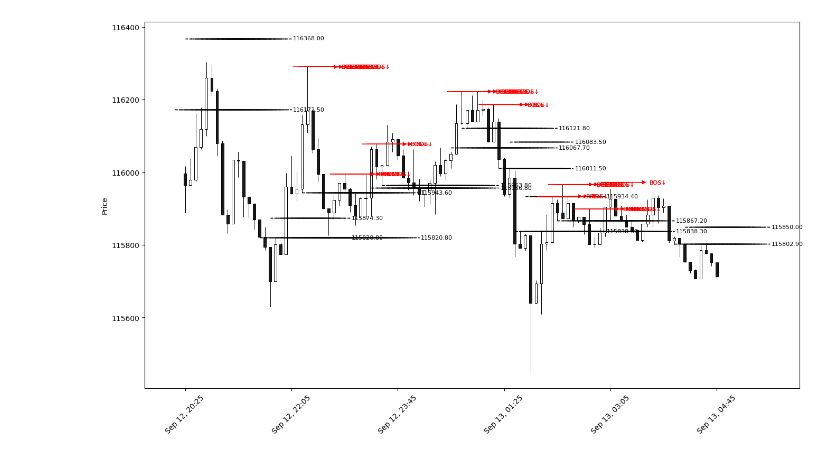
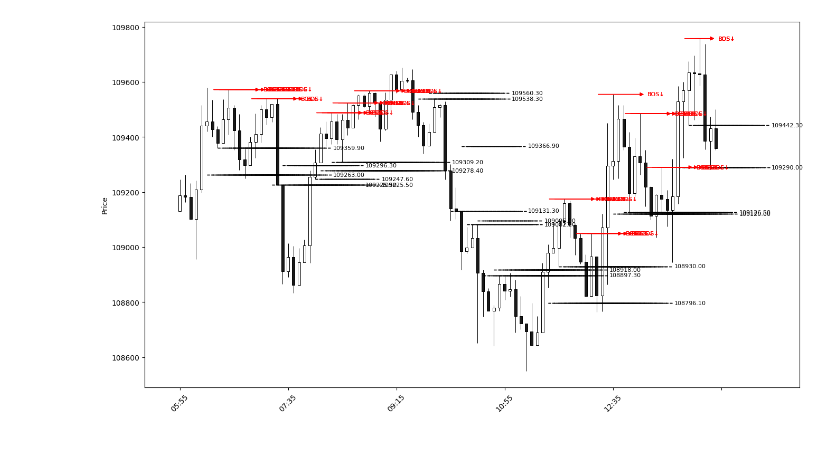
Before and after one commit to SRsr04/backtest_project, a Jupyter notebook: my_code_noel/technical.ipynb, the cells around one changed output. Cells and saved outputs as stored; diff of their text form; code cells hidden in the pictures.

```diff
--- a/my_code_noel/technical.ipynb
+++ b/my_code_noel/technical.ipynb
@@ -372,7 +372,6 @@ class FractalFVGScanner:
 # %%
 scanner = FractalFVGScanner(ohlc_m5, ohlc_m15)
 matches = scanner.run_long()
-print(matches[['direction', 'bos_time', 'high_fractal_time']].head())
 
 
 df_plot = scanner.m5_df.copy().reset_index()
@@ -402,5 +401,5 @@ for col, default in cols_defaults:
     if col not in df_plot:
         df_plot[col] = default
 
-plotting_chart_technicals(df_plot, 1050, 1150)
+plotting_chart_technicals(df_plot, 4900, 5000)
 # %% [output]
@@ -413 +406 @@ plotting_chart_technicals(df_plot, 1050, 1150)
-[figure, old version]
+[figure, new version]
```
Also changed, not shown: parts of 3 cells of this notebook.
